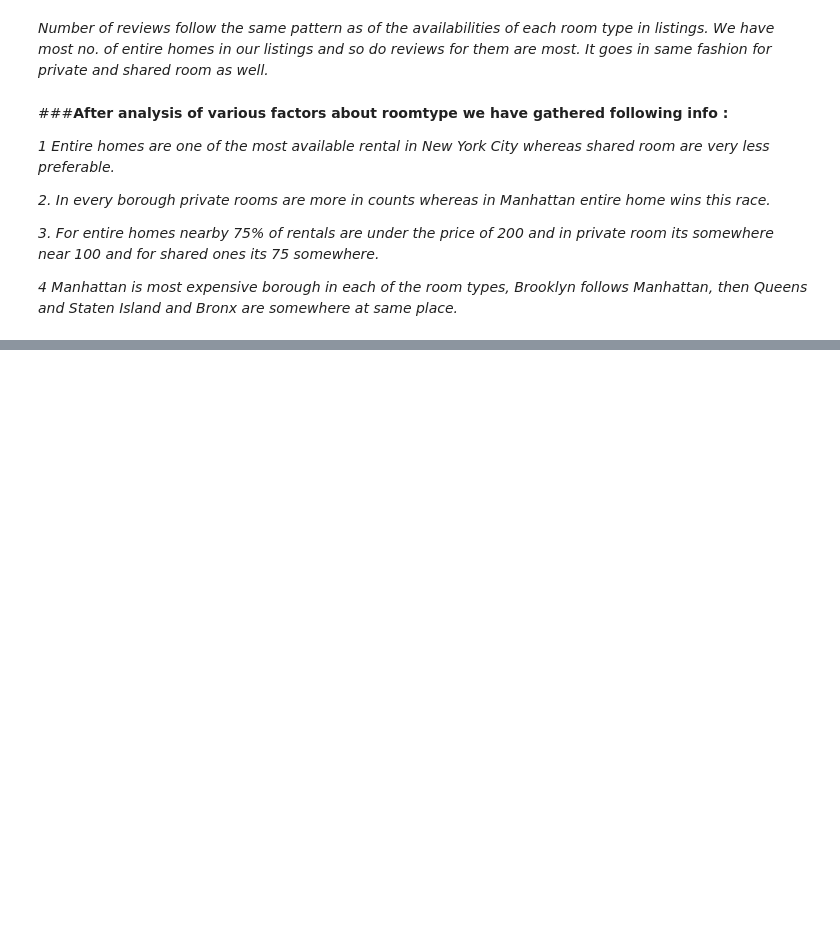
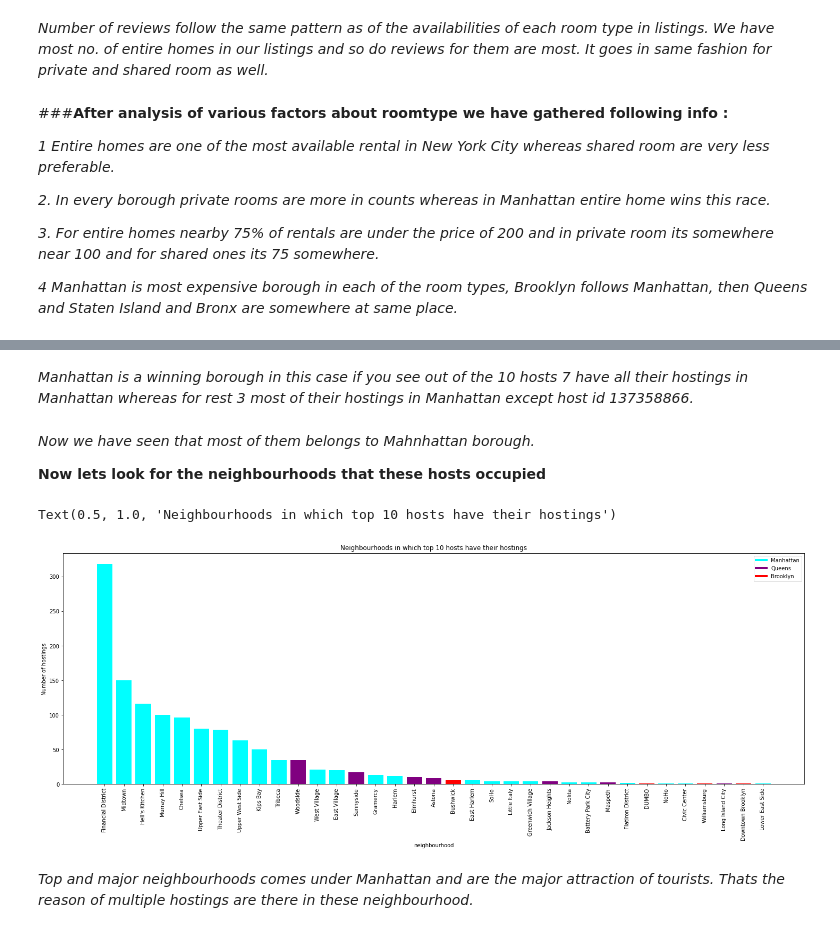
Before and after one commit to kiran9615/EDA_airbnb-hosting-data-analysis, a Jupyter notebook: Airbnb_Bookings_Analysis.ipynb, the cells around one changed output, grey strips where cells are left out. Drawn from its saved outputs; the diff is of its cells as text; code cells hidden in the pictures; blank space fills up the shorter version.

```diff
--- a/Airbnb_Bookings_Analysis.ipynb
+++ b/Airbnb_Bookings_Analysis.ipynb
@@ -727,0 +816,15 @@ Text(0.5, 1.0, 'Total number of reviews each room type have')
+# %%
+#---------------------Block 40----------------------------
+
+#function to create a sub dataframe only with these top 10 hosts
+def host_selector(col):
+  if col in top_host.index:
+    return True
+  else:
+    return False
+# %%
+#---------------------Block 41----------------------------
+
+#applying previous defined function in block 40 to create a sub dataframe with name tophost_df
+tophost_df = airbnbNY_data[airbnbNY_data['host_id'].apply(host_selector)]
+tophost_df['host_id'].value_counts()
@@ -727,0 +866,40 @@ Text(0.5, 1.0, 'Total number of reviews each room type have')
+# %% [markdown]
+*Manhattan is a winning borough in this case if you see out of the 10 hosts 7 have all their hostings in Manhattan whereas for rest 3 most of their hostings in Manhattan except host id 137358866.*
+# %% [markdown]
+*Now we have seen that most of them belongs to Mahnhattan borough.*
+
+**Now lets look for the neighbourhoods that these hosts occupied**
+# %%
+#---------------------Block 43----------------------------
+#Checking for the neighbourhood and their hosting counts in top host sub dataframe
+tophost_nghbrhood = tophost_df.groupby(['borough','neighbourhood']).agg({'id':'count'}).sort_values(by = 'id',ascending =False).reset_index()
+tophost_nghbrhood.rename(columns={'id':'count'}, inplace = True) #renaming the column names
+unique_borough= set(list(tophost_nghbrhood['borough'])) #to store unique boroughs of tophost_nghbrhood dataframe
+borough_dict ={} #initialising an empty dictionary
+index = 0
+color = ['cyan','purple','red','orange','green']
+for borough in unique_borough:
+  borough_dict[borough] = color[index] #storing boroughs as key and color as value in the dictionary
+  index = index +1
+color_list=[]
+for borough in tophost_nghbrhood['borough']:
+  color_list.append(borough_dict[borough]) #storing different colors in the list according to the borough
+plt.figure(figsize=(25,8))
+plt.bar(tophost_nghbrhood['neighbourhood'], tophost_nghbrhood['count'], color = color_list)
+labels = list(borough_dict.keys())
+#to get labelling on plot
+custom_lines = [Line2D([0], [0], color='cyan', lw=4),
+                Line2D([0], [0], color='purple', lw=4),
+                Line2D([0], [0], color='red', lw=4),
+                Line2D([0], [0], color='orange', lw=4),
+                Line2D([0], [0], color='green', lw=4)]
+plt.xticks(rotation = 90) #to rotate x-ticks by 90 degree
+plt.legend(custom_lines,labels)#to get legend
+plt.xlabel('neighbourhood')
+plt.ylabel('Number of hostings')
+plt.title("Neighbourhoods in which top 10 hosts have their hostings")
+# %% [output]
+Text(0.5, 1.0, 'Neighbourhoods in which top 10 hosts have their hostings')
+[figure, added]
+# %% [markdown]
+*Top and major neighbourhoods comes under Manhattan and are the major attraction of tourists. Thats the reason of multiple hostings are there in these neighbourhood.*
```
Also changed, not shown: parts of 32 cells of this notebook.
